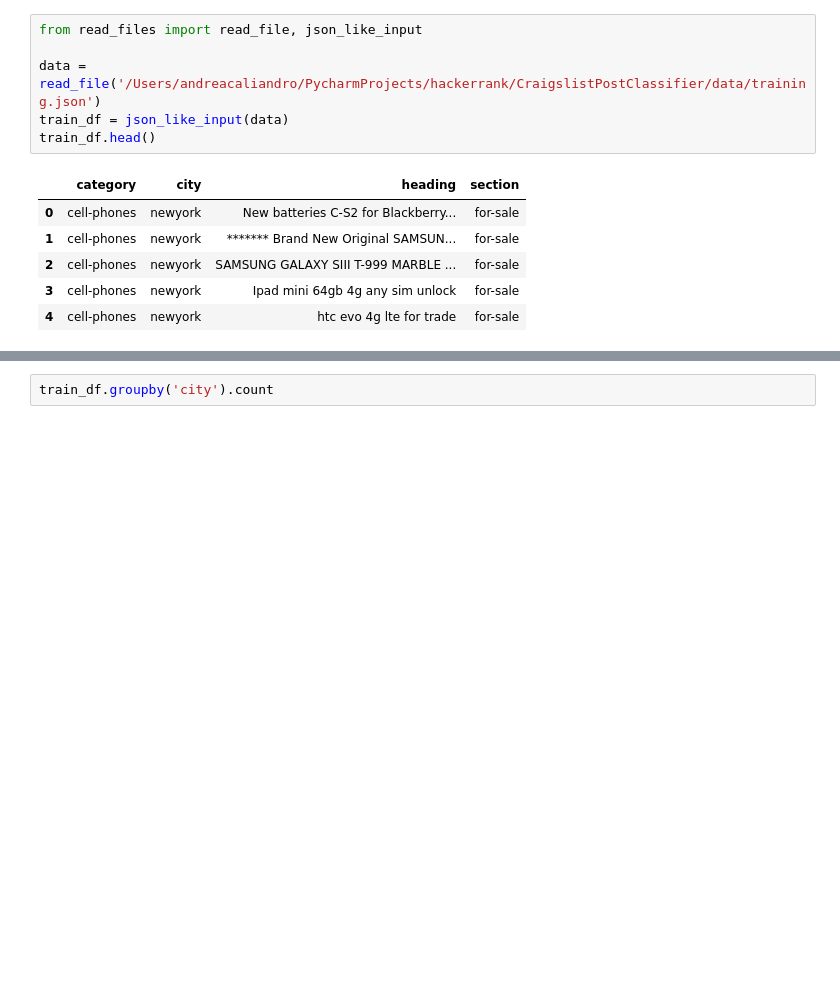
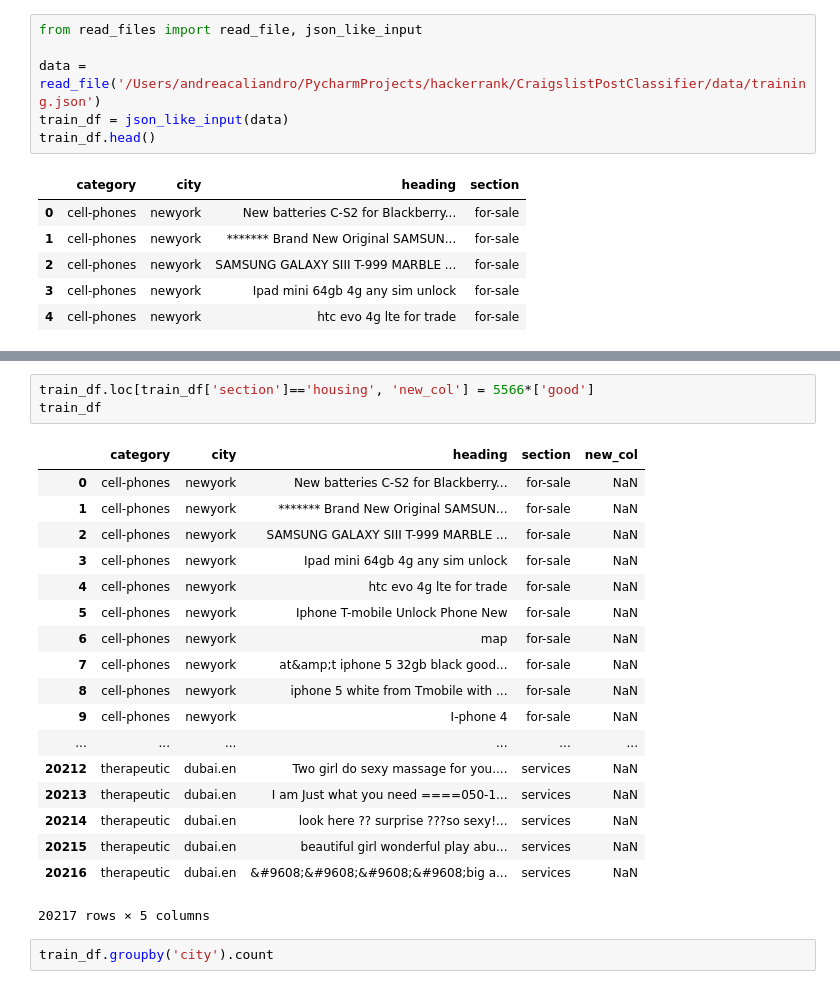
Before and after one commit to AndreaCaliandro/hackerrank, a Jupyter notebook: CraigslistPostClassifier/CraiglistPostClassifier.ipynb, the cells around one changed output, grey strips where cells are left out. Cells and saved outputs as stored; diff of their text form; blank space fills up the shorter version.

```diff
--- a/CraigslistPostClassifier/CraiglistPostClassifier.ipynb
+++ b/CraigslistPostClassifier/CraiglistPostClassifier.ipynb
@@ -24,3 +38,25 @@ array([u'newyork', u'seattle', u'chicago', u'london', u'manchester',
+# %%
+train_df.loc[train_df['section']=='housing', 'new_col'] = 5566*['good']
+train_df
+# %% [output]
+|  | category | city | heading | section | new_col |
+| 0 | cell-phones | newyork | New batteries C-S2 for Blackberry... | for-sale | NaN |
+| 1 | cell-phones | newyork | ******* Brand New Original SAMSUN... | for-sale | NaN |
+| 2 | cell-phones | newyork | SAMSUNG GALAXY SIII T-999 MARBLE ... | for-sale | NaN |
+| 3 | cell-phones | newyork | Ipad mini 64gb 4g any sim unlock | for-sale | NaN |
+| 4 | cell-phones | newyork | htc evo 4g lte for trade | for-sale | NaN |
+| 5 | cell-phones | newyork | Iphone T-mobile Unlock Phone New | for-sale | NaN |
+| 6 | cell-phones | newyork | map | for-sale | NaN |
+| 7 | cell-phones | newyork | at&amp;t iphone 5 32gb black good... | for-sale | NaN |
+| 8 | cell-phones | newyork | iphone 5 white from Tmobile with ... | for-sale | NaN |
+| 9 | cell-phones | newyork | I-phone 4 | for-sale | NaN |
+| ... | ... | ... | ... | ... | ... |
+| 20212 | therapeutic | dubai.en | Two girl do sexy massage for you.... | services | NaN |
+| 20213 | therapeutic | dubai.en | I am Just what you need ====050-1... | services | NaN |
+| 20214 | therapeutic | dubai.en | look here ?? surprise ???so sexy!... | services | NaN |
+| 20215 | therapeutic | dubai.en | beautiful girl wonderful play abu... | services | NaN |
+| 20216 | therapeutic | dubai.en | &#9608;&#9608;&#9608;&#9608;big a... | services | NaN |
+20217 rows × 5 columns
 # %%
 train_df.groupby('city').count
 # %% [output]
```
Also changed, not shown: parts of 3 cells of this notebook, 2 other files.
